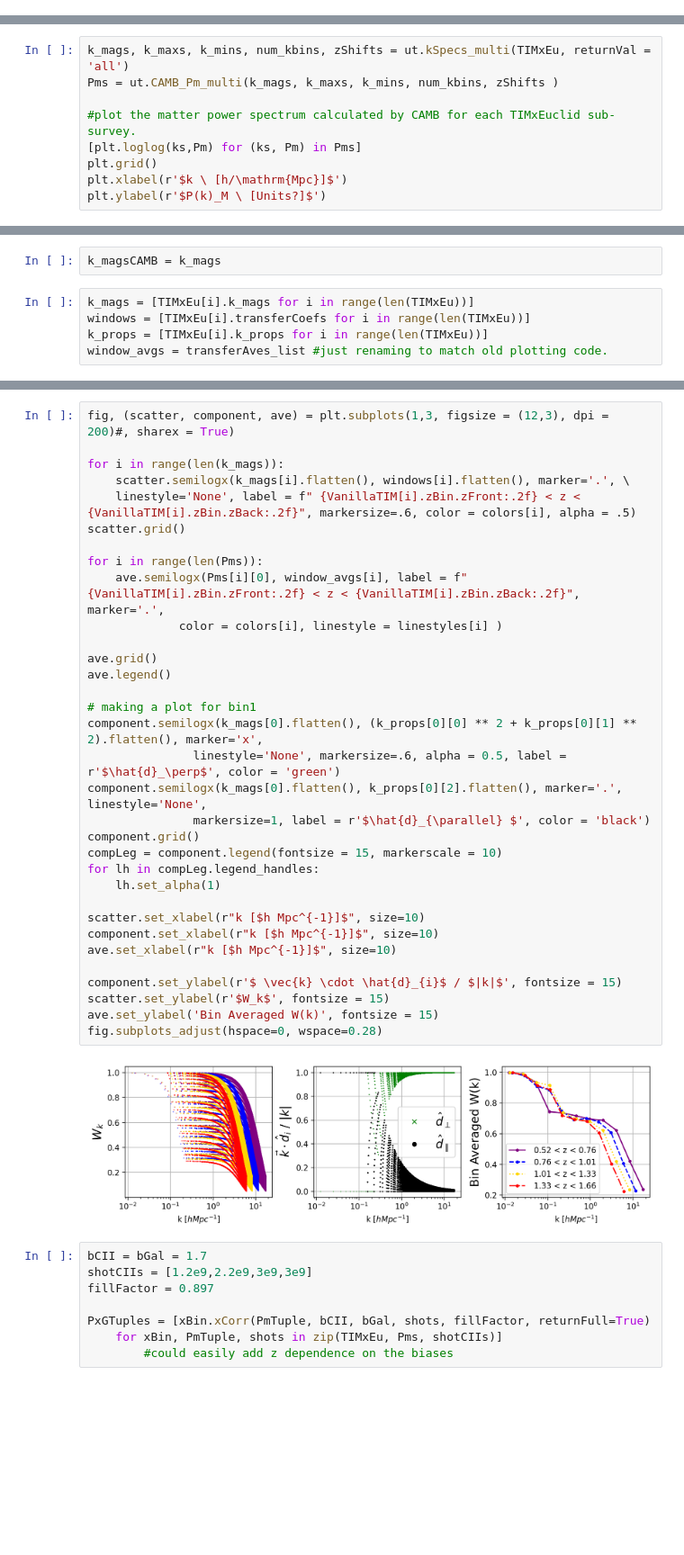
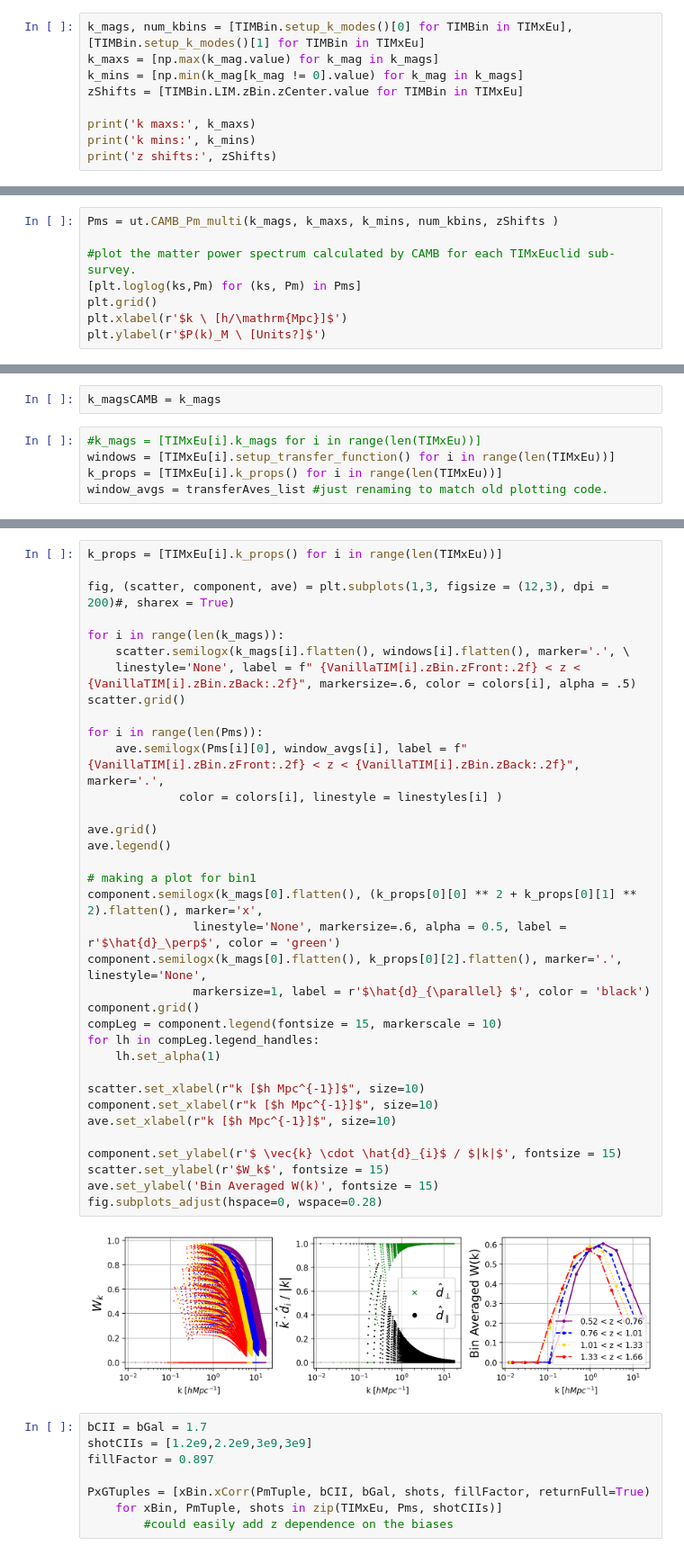
Before and after one commit to JuzzBracks/LIM, a Jupyter notebook: TIMxGal/xCorr_example.ipynb, the cells around one changed output, grey strips where cells are left out. Shown at 90% size. Drawn from its saved outputs; the diff is of its cells as text; blank space fills up the shorter version.

```diff
--- a/TIMxGal/xCorr_example.ipynb
+++ b/TIMxGal/xCorr_example.ipynb
@@ -56,0 +47,9 @@ plt.close()
+# %%
+k_mags, num_kbins = [TIMBin.setup_k_modes()[0] for TIMBin in TIMxEu], [TIMBin.setup_k_modes()[1] for TIMBin in TIMxEu]
+k_maxs = [np.max(k_mag.value) for k_mag in k_mags]
+k_mins = [np.min(k_mag[k_mag != 0].value) for k_mag in k_mags]
+zShifts = [TIMBin.LIM.zBin.zCenter.value for TIMBin in TIMxEu]
+
+print('k maxs:', k_maxs)
+print('k mins:', k_mins)
+print('z shifts:', zShifts)
@@ -57,5 +60,4 @@ plt.close()
 # %%
-k_mags, k_maxs, k_mins, num_kbins, zShifts = ut.kSpecs_multi(TIMxEu, returnVal = 'all')
 Pms = ut.CAMB_Pm_multi(k_mags, k_maxs, k_mins, num_kbins, zShifts )
 
 #plot the matter power spectrum calculated by CAMB for each TIMxEuclid sub-survey.
@@ -84,8 +86,8 @@ Text(0, 0.5, '$N_{eff}(k)$')
 # %%
 k_magsCAMB = k_mags
 # %%
-k_mags = [TIMxEu[i].k_mags for i in range(len(TIMxEu))]
-windows = [TIMxEu[i].transferCoefs for i in range(len(TIMxEu))]
-k_props = [TIMxEu[i].k_props for i in range(len(TIMxEu))]
+#k_mags = [TIMxEu[i].k_mags for i in range(len(TIMxEu))]
+windows = [TIMxEu[i].setup_transfer_function() for i in range(len(TIMxEu))]
+k_props = [TIMxEu[i].k_props() for i in range(len(TIMxEu))]
 window_avgs = transferAves_list #just renaming to match old plotting code.
 # %%
@@ -97,40 +99,42 @@ window_avgs = transferAves_list #just renaming to match old plotting code.
  (array([], dtype=int64), array([], dtype=int64), array([], dtype=int64)),
  (array([], dtype=int64), array([], dtype=int64), array([], dtype=int64))]
 # %%
+k_props = [TIMxEu[i].k_props() for i in range(len(TIMxEu))]
+
 fig, (scatter, component, ave) = plt.subplots(1,3, figsize = (12,3), dpi = 200)#, sharex = True)
 
 for i in range(len(k_mags)):
     scatter.semilogx(k_mags[i].flatten(), windows[i].flatten(), marker='.', \
     linestyle='None', label = f" {VanillaTIM[i].zBin.zFront:.2f} < z < {VanillaTIM[i].zBin.zBack:.2f}", markersize=.6, color = colors[i], alpha = .5)
 scatter.grid()
 
 for i in range(len(Pms)):
     ave.semilogx(Pms[i][0], window_avgs[i], label = f" {VanillaTIM[i].zBin.zFront:.2f} < z < {VanillaTIM[i].zBin.zBack:.2f}", marker='.',
              color = colors[i], linestyle = linestyles[i] )
 
 ave.grid()
 ave.legend()
 
 # making a plot for bin1
 component.semilogx(k_mags[0].flatten(), (k_props[0][0] ** 2 + k_props[0][1] ** 2).flatten(), marker='x',
                linestyle='None', markersize=.6, alpha = 0.5, label = r'$\hat{d}_\perp$', color = 'green')
 component.semilogx(k_mags[0].flatten(), k_props[0][2].flatten(), marker='.', linestyle='None',
                markersize=1, label = r'$\hat{d}_{\parallel} $', color = 'black')
 component.grid()
 compLeg = component.legend(fontsize = 15, markerscale = 10)
 for lh in compLeg.legend_handles:
     lh.set_alpha(1)
 
 scatter.set_xlabel(r"k [$h Mpc^{-1}]$", size=10)
 component.set_xlabel(r"k [$h Mpc^{-1}]$", size=10)
 ave.set_xlabel(r"k [$h Mpc^{-1}]$", size=10)
 
 component.set_ylabel(r'$ \vec{k} \cdot \hat{d}_{i}$ / $|k|$', fontsize = 15)
 scatter.set_ylabel(r'$W_k$', fontsize = 15)
 ave.set_ylabel('Bin Averaged W(k)', fontsize = 15)
 fig.subplots_adjust(hspace=0, wspace=0.28)
 # %% [output]
-[figure, old version]
+[figure, new version]
 # %%
 bCII = bGal = 1.7
 shotCIIs = [1.2e9,2.2e9,3e9,3e9]
```
Also changed, not shown: parts of 25 cells of this notebook, 11 other files.
